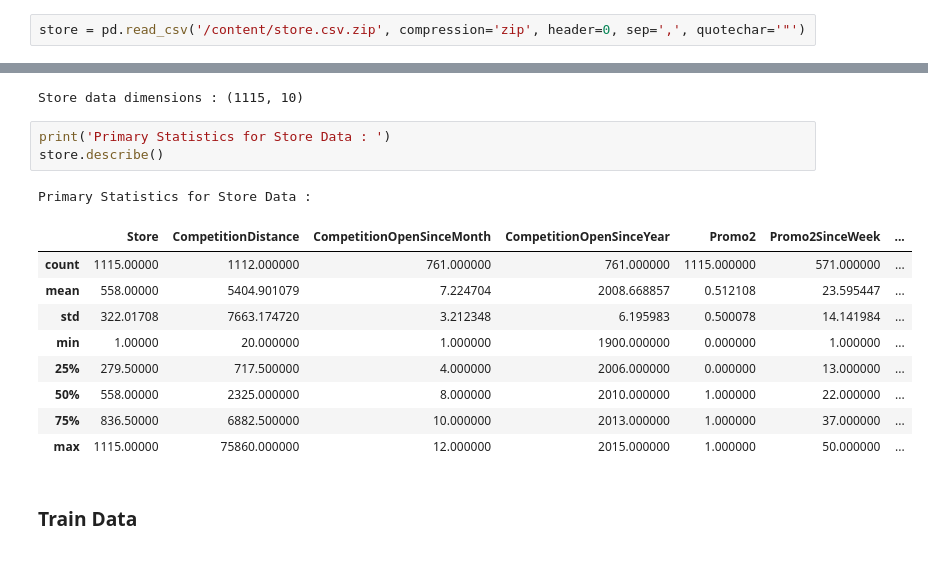
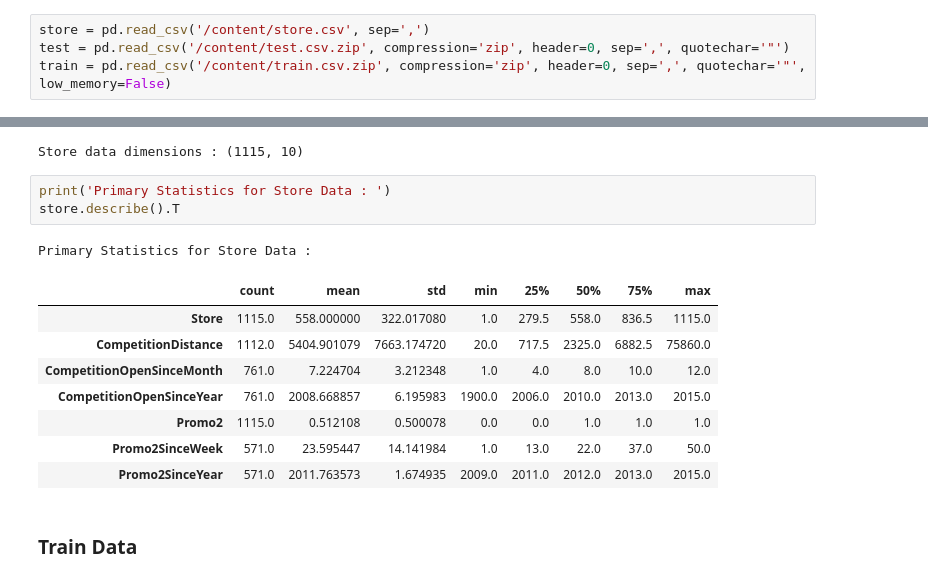
Before and after one commit to pranavrajwade/Introduction_to_EDA, a Jupyter notebook: Rossman_Sales_Intro_to_EDA.ipynb, the cells around one changed output, grey strips where cells are left out. Saved outputs shown, nothing was run; the diff lists cells and outputs as text.

```diff
--- a/Rossman_Sales_Intro_to_EDA.ipynb
+++ b/Rossman_Sales_Intro_to_EDA.ipynb
@@ -75,4 +48,6 @@ sample_submission.csv.zip  test.csv.zip
 # %% [markdown]
 ## Loading Data
 # %%
-store = pd.read_csv('/content/store.csv.zip', compression='zip', header=0, sep=',', quotechar='"')
+store = pd.read_csv('/content/store.csv', sep=',')
+test = pd.read_csv('/content/test.csv.zip', compression='zip', header=0, sep=',', quotechar='"')
+train = pd.read_csv('/content/train.csv.zip', compression='zip', header=0, sep=',', quotechar='"', low_memory=False)
@@ -97,18 +68,17 @@ print('Store data dimensions : {}'.format(store.shape))
 Store data dimensions : (1115, 10)
 # %%
 print('Primary Statistics for Store Data : ')
-store.describe()
+store.describe().T
 # %% [output]
 Primary Statistics for Store Data :
-|  | Store | CompetitionDistance | CompetitionOpenSinceMonth | CompetitionOpenSinceYear | Promo2 | Promo2SinceWeek | ... |
-| count | 1115.00000 | 1112.000000 | 761.000000 | 761.000000 | 1115.000000 | 571.000000 | ... |
-| mean | 558.00000 | 5404.901079 | 7.224704 | 2008.668857 | 0.512108 | 23.595447 | ... |
-| std | 322.01708 | 7663.174720 | 3.212348 | 6.195983 | 0.500078 | 14.141984 | ... |
-| min | 1.00000 | 20.000000 | 1.000000 | 1900.000000 | 0.000000 | 1.000000 | ... |
-| 25% | 279.50000 | 717.500000 | 4.000000 | 2006.000000 | 0.000000 | 13.000000 | ... |
-| 50% | 558.00000 | 2325.000000 | 8.000000 | 2010.000000 | 1.000000 | 22.000000 | ... |
-| 75% | 836.50000 | 6882.500000 | 10.000000 | 2013.000000 | 1.000000 | 37.000000 | ... |
-| max | 1115.00000 | 75860.000000 | 12.000000 | 2015.000000 | 1.000000 | 50.000000 | ... |
+|  | count | mean | std | min | 25% | 50% | 75% | max |
+| Store | 1115.0 | 558.000000 | 322.017080 | 1.0 | 279.5 | 558.0 | 836.5 | 1115.0 |
+| CompetitionDistance | 1112.0 | 5404.901079 | 7663.174720 | 20.0 | 717.5 | 2325.0 | 6882.5 | 75860.0 |
+| CompetitionOpenSinceMonth | 761.0 | 7.224704 | 3.212348 | 1.0 | 4.0 | 8.0 | 10.0 | 12.0 |
+| CompetitionOpenSinceYear | 761.0 | 2008.668857 | 6.195983 | 1900.0 | 2006.0 | 2010.0 | 2013.0 | 2015.0 |
+| Promo2 | 1115.0 | 0.512108 | 0.500078 | 0.0 | 0.0 | 1.0 | 1.0 | 1.0 |
+| Promo2SinceWeek | 571.0 | 23.595447 | 14.141984 | 1.0 | 13.0 | 22.0 | 37.0 | 50.0 |
+| Promo2SinceYear | 571.0 | 2011.763573 | 1.674935 | 2009.0 | 2011.0 | 2012.0 | 2013.0 | 2015.0 |
 # %% [markdown]
 ### Train Data
 # %%
```
Also changed, not shown: parts of 149 cells of this notebook.
